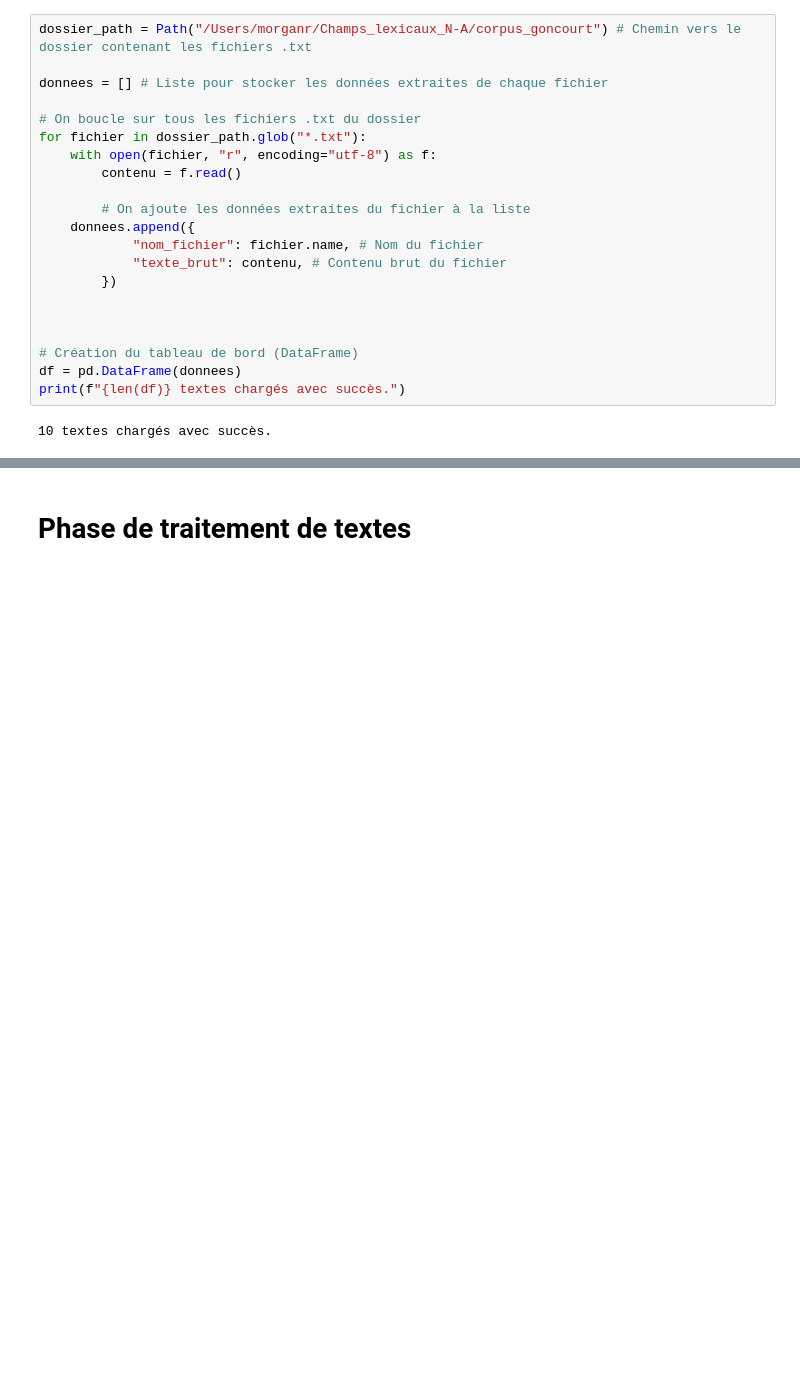
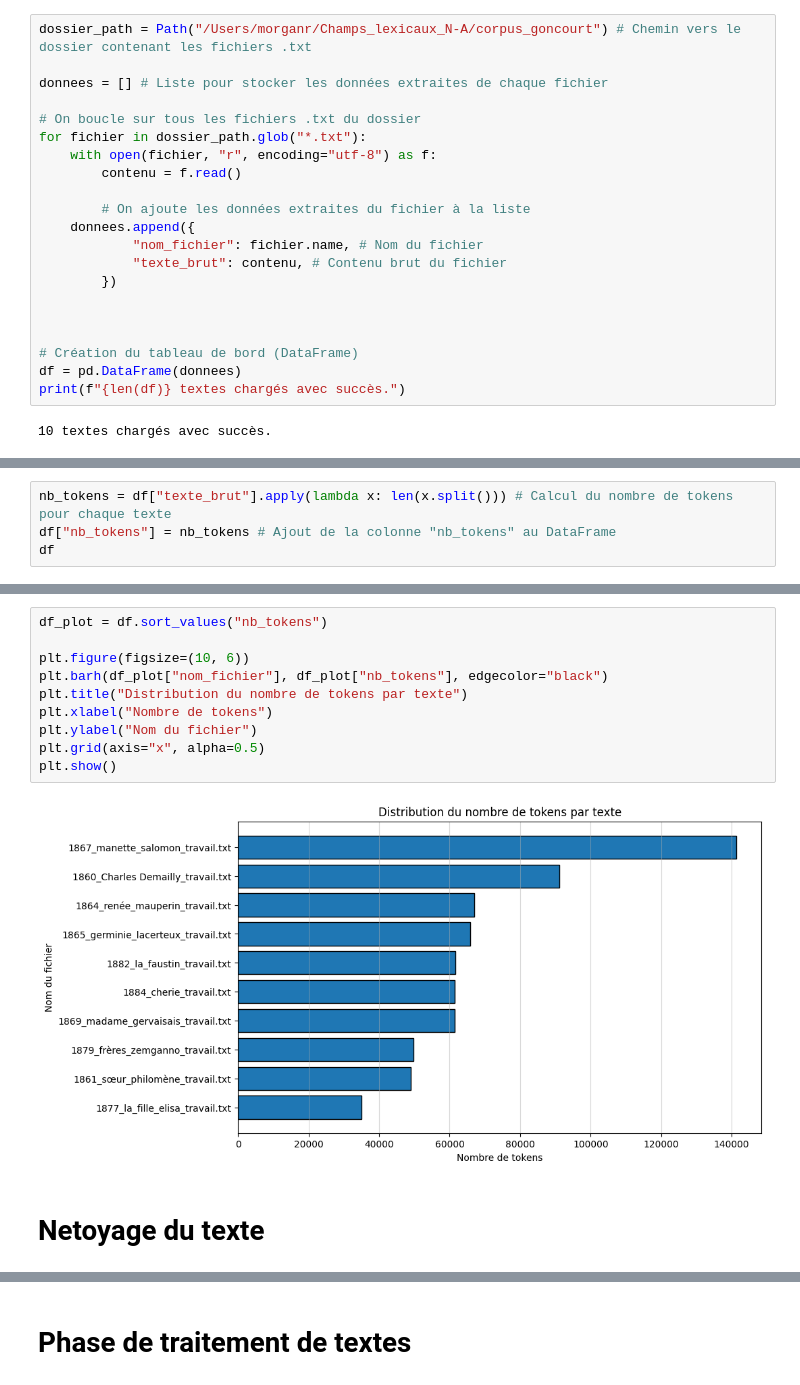
Before and after one commit to NagromLeBG/Analyse-champs-lexicaux-sur-les-Goncourt, a Jupyter notebook: Test_Final_Goncourt.ipynb, the cells around one changed output, grey strips where cells are left out. Drawn from its saved outputs; the diff is of its cells as text; blank space fills up the shorter version.

Commit message:
ajout de code dans le fichier goncourt

```diff
--- a/Test_Final_Goncourt.ipynb
+++ b/Test_Final_Goncourt.ipynb
@@ -43,0 +50,4 @@ print(f"{len(df)} textes chargés avec succès.")
+# %%
+nb_tokens = df["texte_brut"].apply(lambda x: len(x.split())) # Calcul du nombre de tokens pour chaque texte
+df["nb_tokens"] = nb_tokens # Ajout de la colonne "nb_tokens" au DataFrame
+df
@@ -44,3 +66,17 @@ print(f"{len(df)} textes chargés avec succès.")
+# %%
+df_plot = df.sort_values("nb_tokens")
+
+plt.figure(figsize=(10, 6))
+plt.barh(df_plot["nom_fichier"], df_plot["nb_tokens"], edgecolor="black")
+plt.title("Distribution du nombre de tokens par texte")
+plt.xlabel("Nombre de tokens")
+plt.ylabel("Nom du fichier")
+plt.grid(axis="x", alpha=0.5)
+plt.show()
+# %% [output]
+[figure, added]
+# %% [markdown]
+# Netoyage du texte
 # %%
 def segmenter_texte(text, taille=300): # On segmente le texte en segments de 300 mots
     mots = text.split()
```
Also changed, not shown: parts of 19 cells of this notebook.
